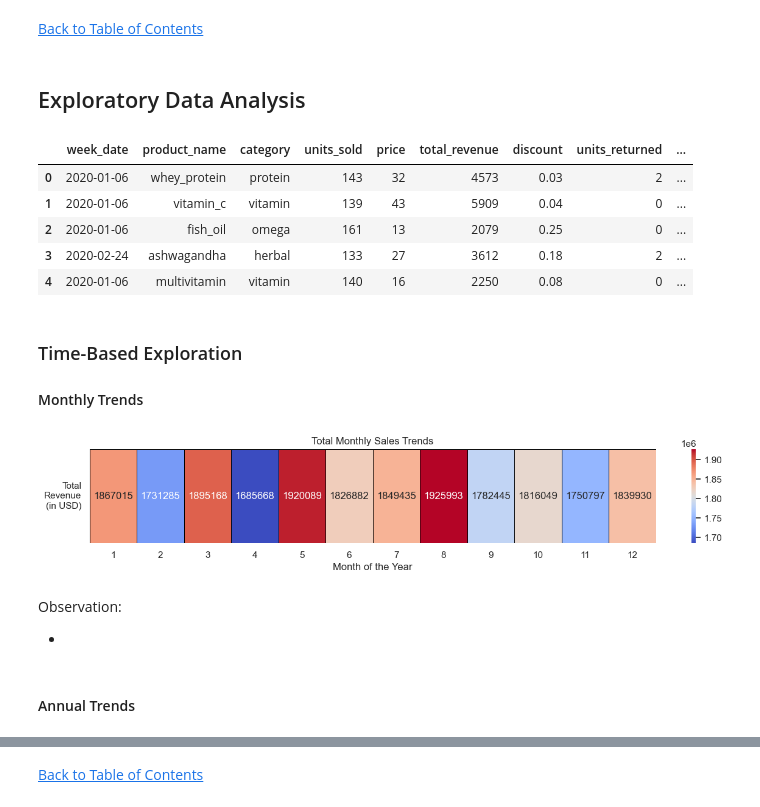
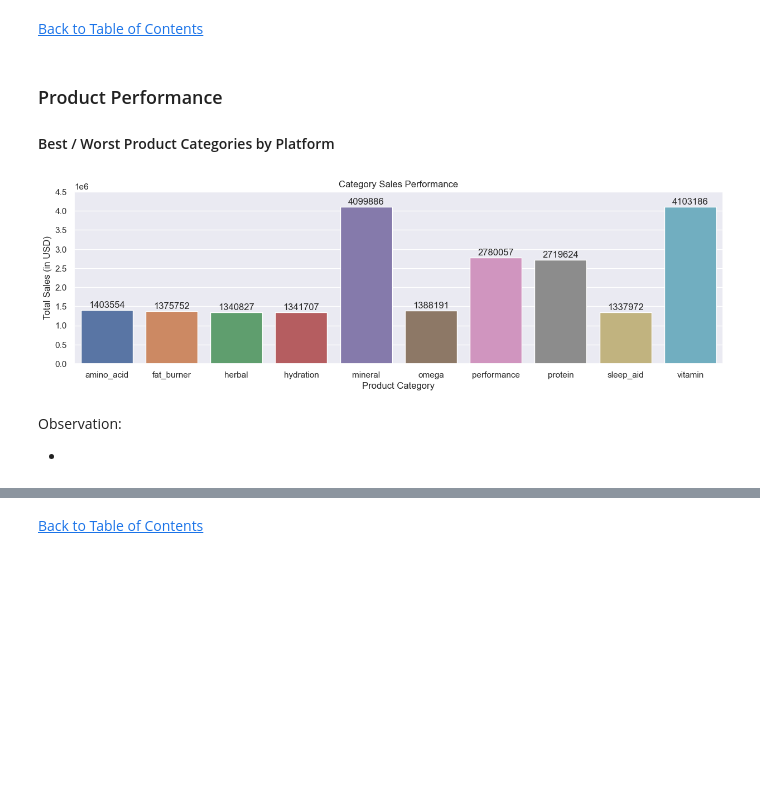
Before and after one commit to jasondo-da/Nutritional_Products_Sales_Breakdown, a Jupyter notebook: supplement_sales_analysis.ipynb, the cells around one changed output, grey strips where cells are left out. Drawn from its saved outputs; the diff is of its cells as text; code cells hidden in the pictures; blank space fills up the shorter version.

```diff
--- a/supplement_sales_analysis.ipynb
+++ b/supplement_sales_analysis.ipynb
@@ -233,47 +295,42 @@ Observation:
 # %% [markdown]
 [Back to Table of Contents](#back)
-# %% [markdown]
-## Exploratory Data Analysis
-# %%
-df.head()
-# %% [output]
-|  | week_date | product_name | category | units_sold | price | total_revenue | discount | units_returned | ... |
-| 0 | 2020-01-06 | whey_protein | protein | 143 | 32 | 4573 | 0.03 | 2 | ... |
-| 1 | 2020-01-06 | vitamin_c | vitamin | 139 | 43 | 5909 | 0.04 | 0 | ... |
-| 2 | 2020-01-06 | fish_oil | omega | 161 | 13 | 2079 | 0.25 | 0 | ... |
-| 3 | 2020-02-24 | ashwagandha | herbal | 133 | 27 | 3612 | 0.18 | 2 | ... |
-| 4 | 2020-01-06 | multivitamin | vitamin | 140 | 16 | 2250 | 0.08 | 0 | ... |
-# %% [markdown]
-### Time-Based Exploration
-
-#### Monthly Trends
-# %%
-# Setting theme and figure size for graphs
-sns.set_theme(style='darkgrid')
-plt.figure(figsize=(15, 2))
-
-# Filtering for full years only so monthly data does not skew
-df_full = df[df['year'] < 2025]
-# Creating and plotting a pivot table of monthly sales per year
-monthly_trends = df_full.pivot_table(columns='month',
-                                     values='total_revenue',
-                                     aggfunc='sum')
-# Creating a heatmap for the pivot table data
-ax = sns.heatmap(monthly_trends,
-                 cmap='coolwarm',
-                 annot=True,
-                 fmt='.0f',
-                 linewidths=.5,
-                 linecolor='black')
-ax.set_title('Total Monthly Sales Trends')
-ax.set_xlabel('Month of the Year')
-ax.set_yticklabels(['Total\nRevenue\n(in USD)'], rotation=360)
-plt.show()
-# %% [output]
-[figure, removed]
+# %% [markdown]
+### Product Performance
+
+#### Best / Worst Product Categories by Platform
+# %%
+# Setting figure size
+plt.figure(figsize=(15, 4))
+
+# Creating aggregate sales for each category
+agg_sales = df_full.groupby('category')['total_revenue'].sum().reset_index()
+
+# Bar graph for total sales by product category
+ax = sns.barplot(data=agg_sales,
+                  x='category',
+                  y='total_revenue',
+                  hue='category',
+                  errorbar=None)
+# Creating loop to display numeric value on graph
+for r in ax.patches:
+    y_value = r.get_height()
+    x_value = r.get_x() + r.get_width() / 2
+    label = '{:.0f}'.format(y_value)
+    ax.annotate(label,
+                (x_value, y_value),
+                xytext=(0, 1),
+                textcoords='offset points',
+                ha='center',
+                va='bottom')
+ax.set_title('Category Sales Performance')
+ax.set_xlabel('Product Category')
+ax.set_ylabel('Total Sales (in USD)')
+ax.set_ylim(0, 4500000)
+
+plt.show()
+# %% [output]
+[figure, added]
 # %% [markdown]
 Observation:
 
 -
-# %% [markdown]
-#### Annual Trends
```
Also changed, not shown: parts of 29 cells of this notebook.
